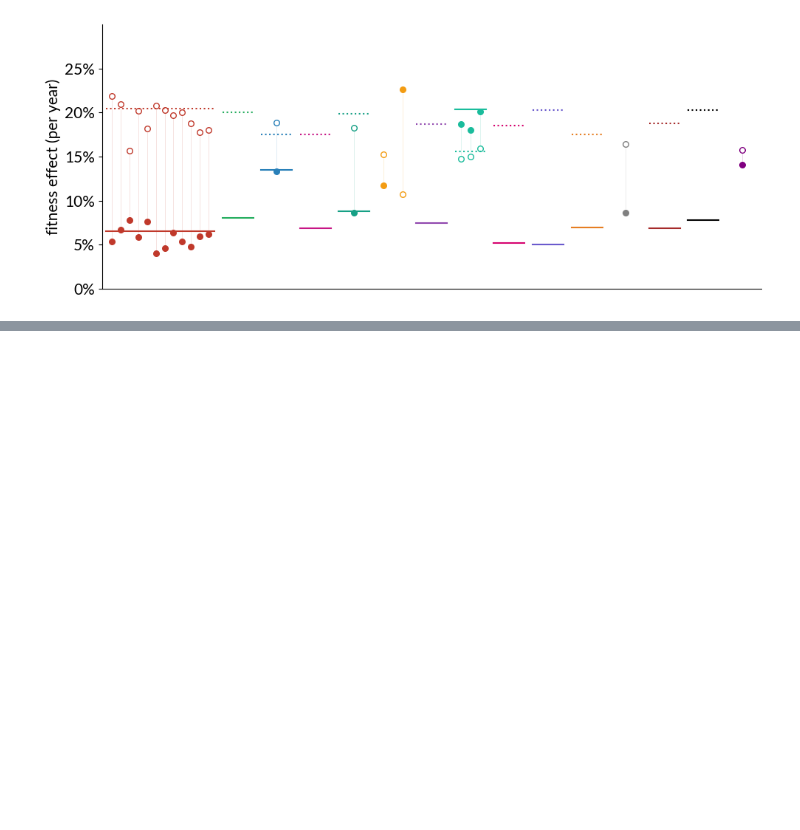
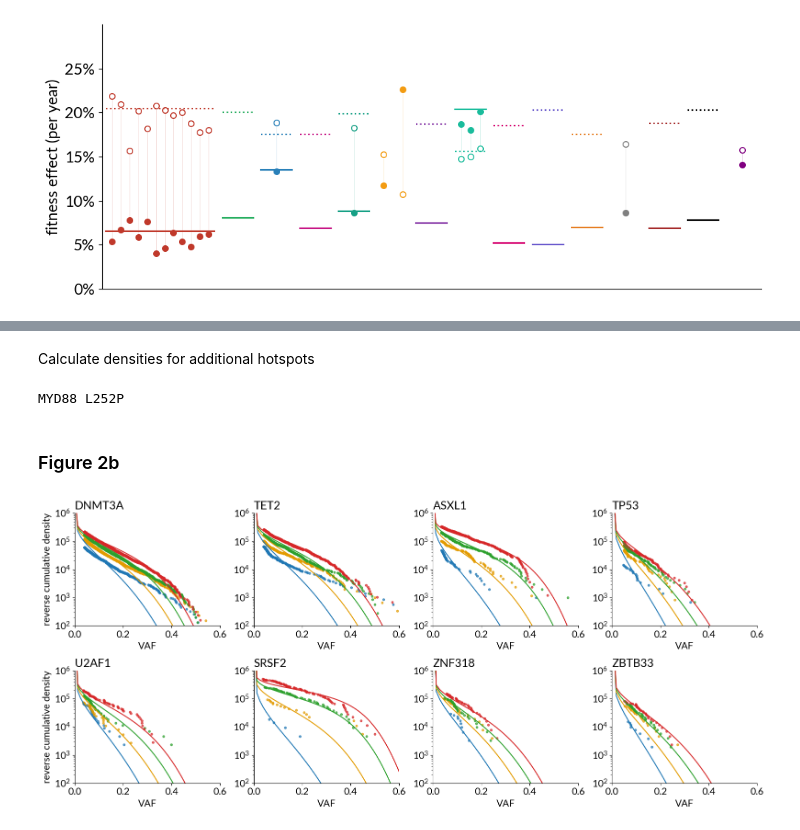
Before and after one commit to the-blundell-lab/AgeRelatedClonalDynamics, a Jupyter notebook: two_stage_hotspots.ipynb, the cells around one changed output, grey strips where cells are left out. Cells and saved outputs as stored; diff of their text form; code cells hidden in the pictures; blank space fills up the shorter version.

Commit message:
completed all results in two-stage model notebook

```diff
--- a/two_stage_hotspots.ipynb
+++ b/two_stage_hotspots.ipynb
@@ -140,3 +142,4 @@ def plot_prevalence(axes, variants, biobank_bins_quantiles, bins_age, prev_agein
     axes.axvspan(0, 40, alpha=0.1, facecolor='grey', edgecolor='None')
     yticks = axes.get_yticks()
     axes.set_yticks(yticks, labels=[str(f'{a*100:.2g}')+'%' for a in yticks]) # rounded to 2sf
+    return axes
@@ -724,0 +769,65 @@ plt.show()
+# %%
+filename = 'results_files/bolton_ageing_optimisation_final_v1.tsv'
+optimised_parameters = pd.read_csv(filename, sep='\t').sort_values('n_variants', ascending=False).reset_index(drop=True)
+prevalences = {}
+for gene in genes_to_plot:
+    row = optimised_parameters[optimised_parameters.gene == gene]
+    variant_quantiles = bolton_ch_dict_trimmed[gene]
+    D = variant_quantiles.depth.mean()
+    mu, s1, s2 = row[['mu', 's1', 's2']].squeeze()
+    prevalences[gene] = ev.estimate_prevalence(bolton_trimming_thresholds[gene], [mu, s1, s2, 40], N)
+# %% [markdown]
+Calculate densities for additional hotspots
+# %%
+bolton_hotspot_filename = 'results_files/bolton_ageing_hotspots_optimisation_final_v1.tsv'
+optimised_parameters = pd.read_csv(bolton_hotspot_filename, sep='\t').sort_values('n_variants', ascending=False).reset_index(drop=True)
+for varid in hotspots_to_plot:
+    row = optimised_parameters[optimised_parameters.varID == varid]
+    clear_output()
+    print(varid)
+    mu, s1, s2 = row[['mu', 's1', 's2']].squeeze()
+    variant_quantiles = bolton_ch_hotspots[varid]
+    parameters_dict[varid] = [mu, s1, s2]
+    overall_densities[varid], quantile_densities[varid] = ev.ageing_predictions_calc(mu, s1, s2, N, step_age,
+                                                                                  variant_quantiles, biobank_bins_quantiles, number_of_quantiles)
+# %% [output]
+MYD88 L252P
+# %%
+bolton_hotspot_filename = 'results_files/bolton_ageing_hotspots_optimisation_final_v1.tsv'
+optimised_parameters = pd.read_csv(bolton_hotspot_filename, sep='\t').sort_values('n_variants', ascending=False).reset_index(drop=True)
+for varid in hotspots_to_plot:
+    row = optimised_parameters[optimised_parameters.varID == varid]
+    variant_quantiles = bolton_ch_hotspots[varid]
+    D = variant_quantiles.depth.mean()
+    mu, s1, s2 = row[['mu', 's1', 's2']].squeeze()
+    prevalences[varid] = ev.estimate_prevalence(3/D, [mu, s1, s2, 40], N)
+# %% [markdown]
+### Figure 2b
+# %%
+fig, ax = plt.subplots(2, 4, figsize=[16, 7])
+ax = ax.ravel()
+#col = 0
+quantile_colour_list = ['tab:blue', '#e39b00', 'tab:green', 'C3']
+bins_age = np.arange(40, 70, 2.5)
+
+for i, gene in enumerate(['DNMT3A', 'TET2', 'ASXL1', 'TP53', 'U2AF1', 'SRSF2', 'ZNF318', 'ZBTB33']):
+    variant_quantiles = bolton_ch_dict_trimmed[gene]
+    mu, s1, s2 = parameters_dict[gene]
+    #overall_density_plot(ax[i], variant_quantiles, mu, overall_densities[gene], number_of_individuals, colour='k')
+    ev.quantile_density_plot(ax[i], variant_quantiles, mu, quantile_densities[gene], number_of_quantiles,
+                             quantile_colour_list, biobank_bins_quantiles)
+    ax[i].set_title(gene, loc='left',
+                    fontsize=18)  #+'\n'+f'n = {len(variant_quantiles)}, D = {int(variant_quantiles.depth.mean())}', fontsize=15)
+    ax[i].set_xlabel('VAF')
+    #ax[i].text(0.4, 0.5e5, fr'$\mu = {np.round(mu, 10)}$'+'\n'+fr'$s = {np.round(s1*100, 1)}\%$'+'\n'+fr'$\alpha = {np.round(s1/s2, 1)}$')
+
+    ax[i].set_yscale('log')
+    ax[i].set_ylim(1e2, 1e6)
+    ax[i].set_xlim(0, 0.6)
+ax[0].set_ylabel('reverse cumulative density')
+ax[4].set_ylabel('reverse cumulative density')
+
+plt.tight_layout()
+plt.show()
+# %% [output]
+[figure, added]
```
Also changed, not shown: parts of 15 cells of this notebook, 1 other file.
